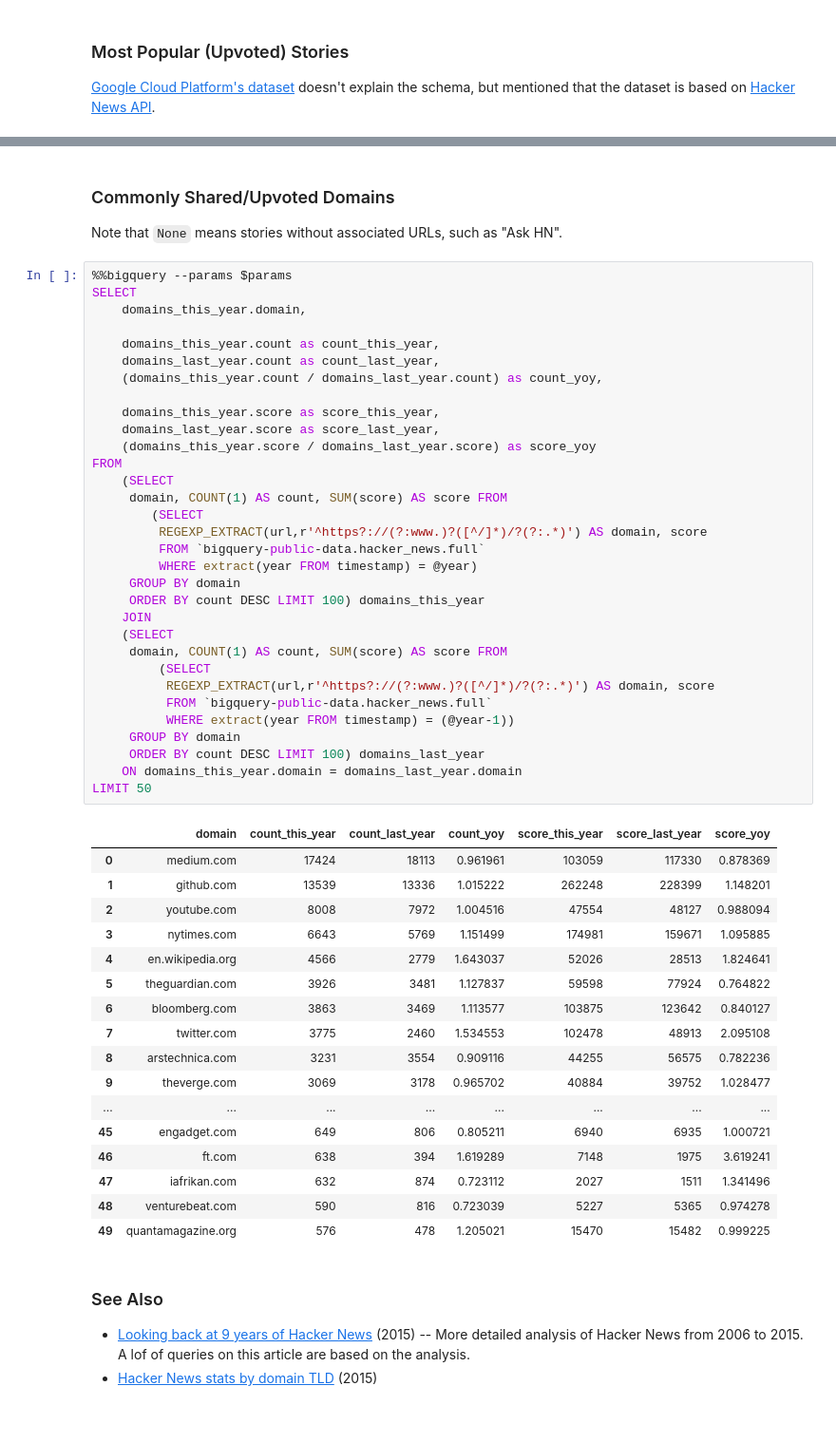
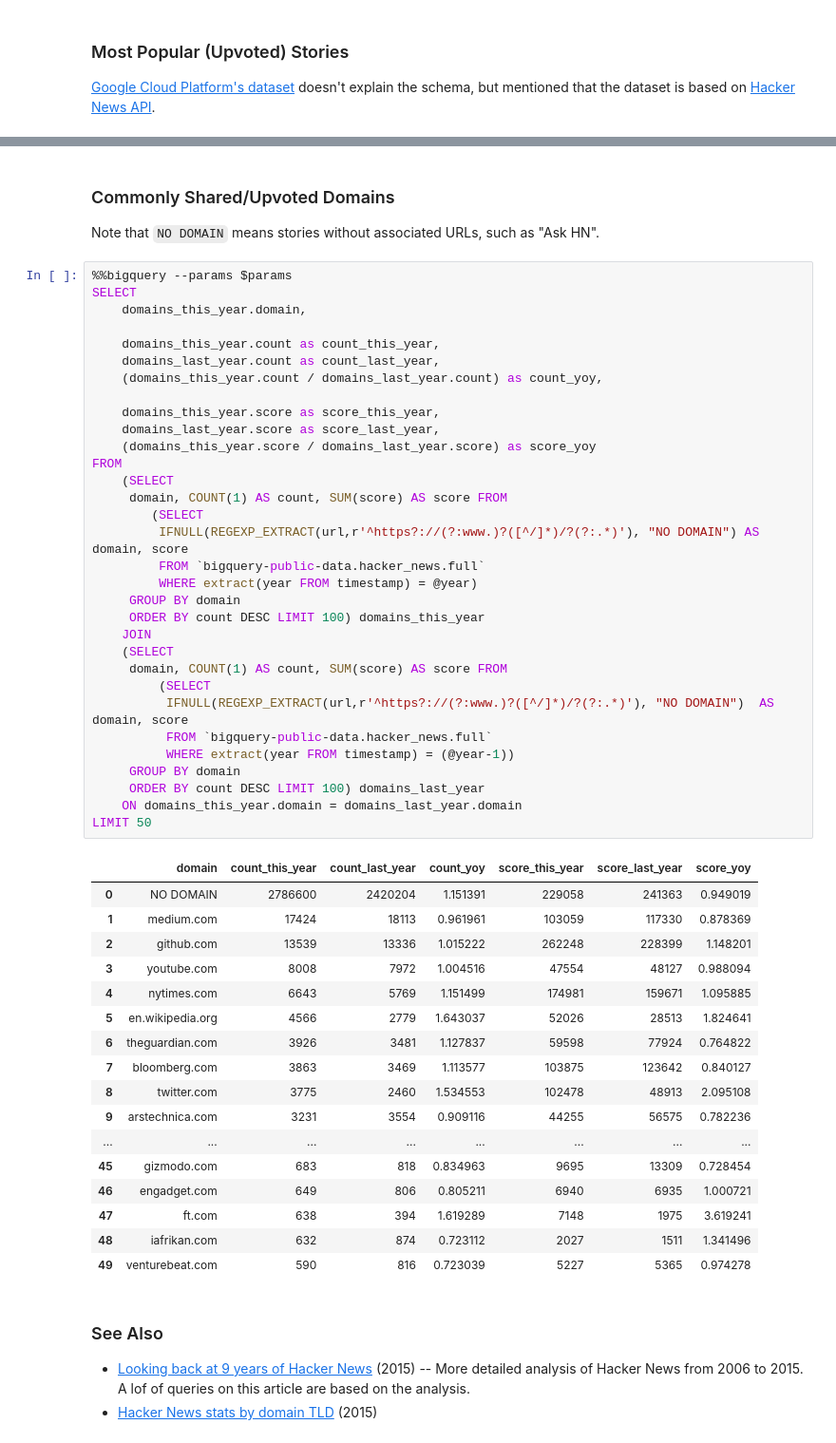
Before and after one commit to kzys/blog, a Jupyter notebook: en/nb/2020/hn-2019.ipynb, the cells around one changed output, grey strips where cells are left out. Shown: that part at 95% size. Cells and saved outputs as stored; diff of their text form.

Commit message:
Handle no domain cases correctly

```diff
--- a/en/nb/2020/hn-2019.ipynb
+++ b/en/nb/2020/hn-2019.ipynb
@@ -51,57 +51,57 @@ ORDER BY score DESC LIMIT 50
 # %% [markdown]
 ### Commonly Shared/Upvoted Domains
 
-Note that `None` means stories without associated URLs, such as "Ask HN".
+Note that `NO DOMAIN` means stories without associated URLs, such as "Ask HN".
 # %%
 %%bigquery --params $params
 SELECT
     domains_this_year.domain,
 
     domains_this_year.count as count_this_year,
     domains_last_year.count as count_last_year,
     (domains_this_year.count / domains_last_year.count) as count_yoy,
 
     domains_this_year.score as score_this_year,
     domains_last_year.score as score_last_year,
     (domains_this_year.score / domains_last_year.score) as score_yoy
 FROM
     (SELECT
      domain, COUNT(1) AS count, SUM(score) AS score FROM
         (SELECT
-         REGEXP_EXTRACT(url,r'^https?://(?:www.)?([^/]*)/?(?:.*)') AS domain, score
+         IFNULL(REGEXP_EXTRACT(url,r'^https?://(?:www.)?([^/]*)/?(?:.*)'), "NO DOMAIN") AS domain, score
          FROM `bigquery-public-data.hacker_news.full`
          WHERE extract(year FROM timestamp) = @year)
      GROUP BY domain
      ORDER BY count DESC LIMIT 100) domains_this_year
     JOIN
     (SELECT
      domain, COUNT(1) AS count, SUM(score) AS score FROM
          (SELECT
-          REGEXP_EXTRACT(url,r'^https?://(?:www.)?([^/]*)/?(?:.*)') AS domain, score
+          IFNULL(REGEXP_EXTRACT(url,r'^https?://(?:www.)?([^/]*)/?(?:.*)'), "NO DOMAIN")  AS domain, score
           FROM `bigquery-public-data.hacker_news.full`
           WHERE extract(year FROM timestamp) = (@year-1))
      GROUP BY domain
      ORDER BY count DESC LIMIT 100) domains_last_year
     ON domains_this_year.domain = domains_last_year.domain
 LIMIT 50
 # %% [output]
 |  | domain | count_this_year | count_last_year | count_yoy | score_this_year | score_last_year | score_yoy |
-| 0 | medium.com | 17424 | 18113 | 0.961961 | 103059 | 117330 | 0.878369 |
-| 1 | github.com | 13539 | 13336 | 1.015222 | 262248 | 228399 | 1.148201 |
-| 2 | youtube.com | 8008 | 7972 | 1.004516 | 47554 | 48127 | 0.988094 |
-| 3 | nytimes.com | 6643 | 5769 | 1.151499 | 174981 | 159671 | 1.095885 |
-| 4 | en.wikipedia.org | 4566 | 2779 | 1.643037 | 52026 | 28513 | 1.824641 |
-| 5 | theguardian.com | 3926 | 3481 | 1.127837 | 59598 | 77924 | 0.764822 |
-| 6 | bloomberg.com | 3863 | 3469 | 1.113577 | 103875 | 123642 | 0.840127 |
-| 7 | twitter.com | 3775 | 2460 | 1.534553 | 102478 | 48913 | 2.095108 |
-| 8 | arstechnica.com | 3231 | 3554 | 0.909116 | 44255 | 56575 | 0.782236 |
-| 9 | theverge.com | 3069 | 3178 | 0.965702 | 40884 | 39752 | 1.028477 |
+| 0 | NO DOMAIN | 2786600 | 2420204 | 1.151391 | 229058 | 241363 | 0.949019 |
+| 1 | medium.com | 17424 | 18113 | 0.961961 | 103059 | 117330 | 0.878369 |
+| 2 | github.com | 13539 | 13336 | 1.015222 | 262248 | 228399 | 1.148201 |
+| 3 | youtube.com | 8008 | 7972 | 1.004516 | 47554 | 48127 | 0.988094 |
+| 4 | nytimes.com | 6643 | 5769 | 1.151499 | 174981 | 159671 | 1.095885 |
+| 5 | en.wikipedia.org | 4566 | 2779 | 1.643037 | 52026 | 28513 | 1.824641 |
+| 6 | theguardian.com | 3926 | 3481 | 1.127837 | 59598 | 77924 | 0.764822 |
+| 7 | bloomberg.com | 3863 | 3469 | 1.113577 | 103875 | 123642 | 0.840127 |
+| 8 | twitter.com | 3775 | 2460 | 1.534553 | 102478 | 48913 | 2.095108 |
+| 9 | arstechnica.com | 3231 | 3554 | 0.909116 | 44255 | 56575 | 0.782236 |
 | ... | ... | ... | ... | ... | ... | ... | ... |
-| 45 | engadget.com | 649 | 806 | 0.805211 | 6940 | 6935 | 1.000721 |
-| 46 | ft.com | 638 | 394 | 1.619289 | 7148 | 1975 | 3.619241 |
-| 47 | iafrikan.com | 632 | 874 | 0.723112 | 2027 | 1511 | 1.341496 |
-| 48 | venturebeat.com | 590 | 816 | 0.723039 | 5227 | 5365 | 0.974278 |
-| 49 | quantamagazine.org | 576 | 478 | 1.205021 | 15470 | 15482 | 0.999225 |
+| 45 | gizmodo.com | 683 | 818 | 0.834963 | 9695 | 13309 | 0.728454 |
+| 46 | engadget.com | 649 | 806 | 0.805211 | 6940 | 6935 | 1.000721 |
+| 47 | ft.com | 638 | 394 | 1.619289 | 7148 | 1975 | 3.619241 |
+| 48 | iafrikan.com | 632 | 874 | 0.723112 | 2027 | 1511 | 1.341496 |
+| 49 | venturebeat.com | 590 | 816 | 0.723039 | 5227 | 5365 | 0.974278 |
 # %% [markdown]
 ### See Also
 - [Looking back at 9 years of Hacker News](http://debarghyadas.com/writes/looking-back-at-9-years-of-hacker-news/) (2015) -- More detailed analysis of Hacker News from 2006 to 2015. A lof of queries on this article are based on the analysis.
```
